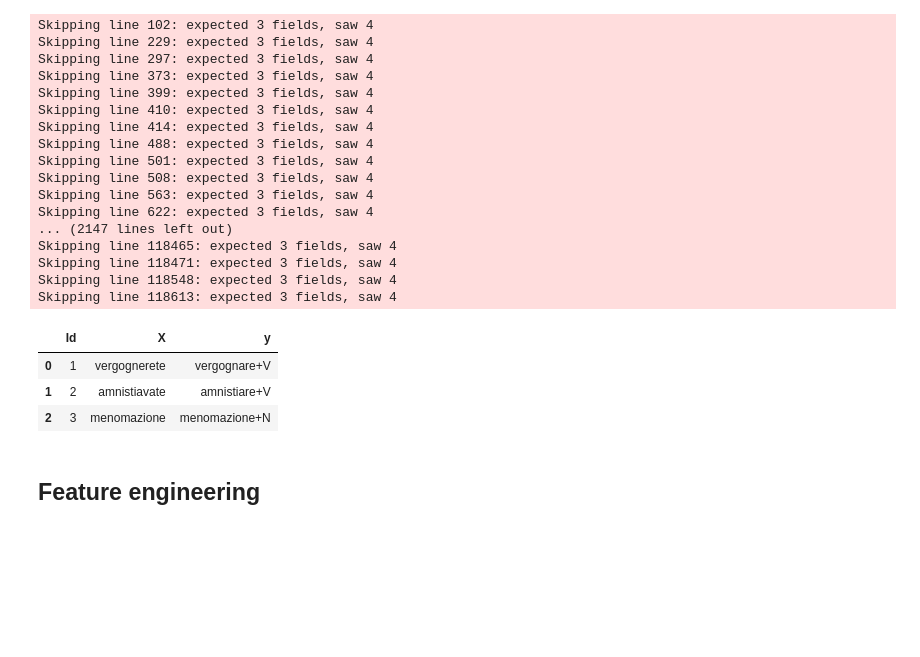
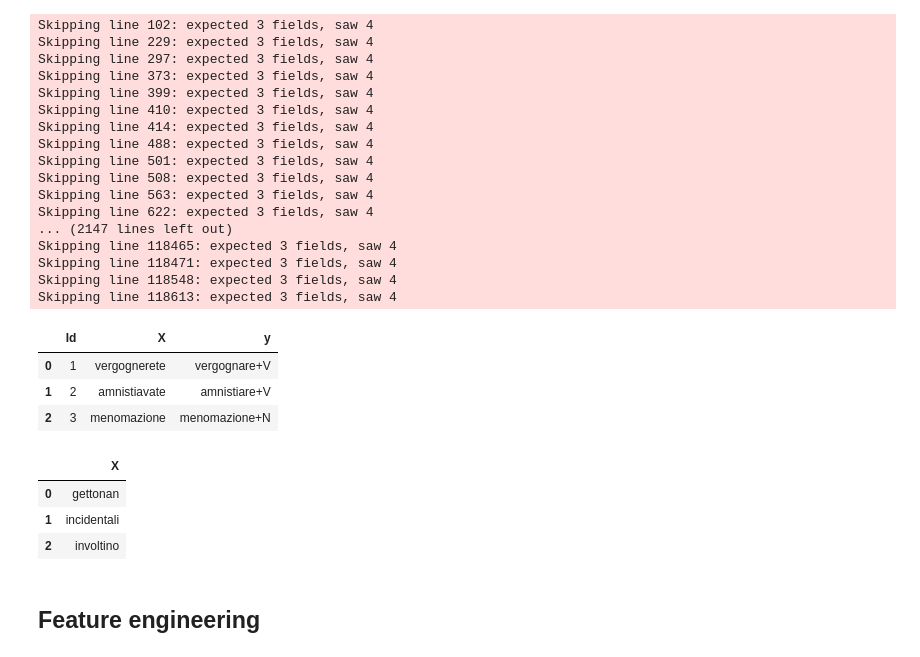
Before and after one commit to sergeyshilin/kaggle, a Jupyter notebook: PoS/PoS and Lemmas.ipynb, the cells around one changed output. Saved outputs shown, nothing was run; the diff lists cells and outputs as text; code cells hidden in the pictures; blank space fills up the shorter version.

```diff
--- a/PoS/PoS and Lemmas.ipynb
+++ b/PoS/PoS and Lemmas.ipynb
@@ -31,6 +31,13 @@ train[:3]
 | 0 | 1 | vergognerete | vergognare+V |
 | 1 | 2 | amnistiavate | amnistiare+V |
 | 2 | 3 | menomazione | menomazione+N |
+# %%
+test[:3]
+# %% [output]
+|  | X |
+| 0 | gettonan |
+| 1 | incidentali |
+| 2 | involtino |
 # %% [markdown]
 ## Feature engineering
 # %%
```
Also changed, not shown: parts of 12 cells of this notebook.
